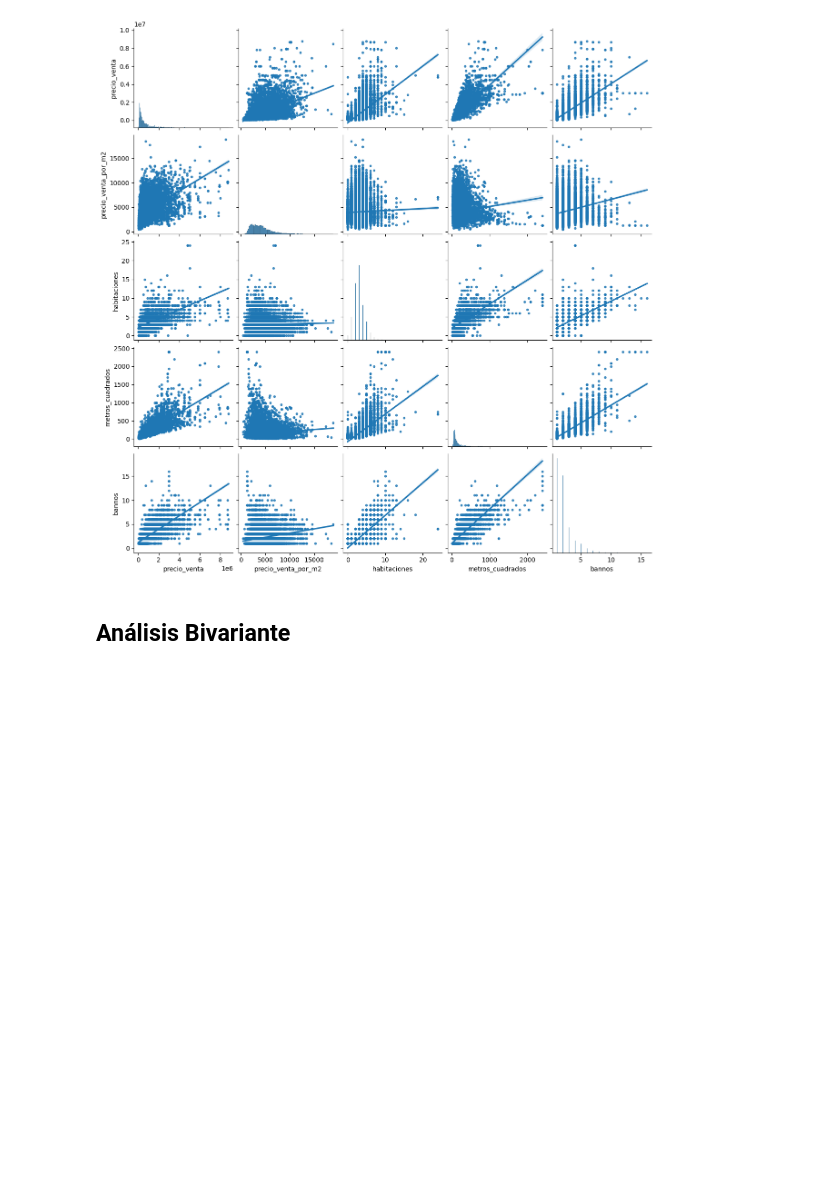
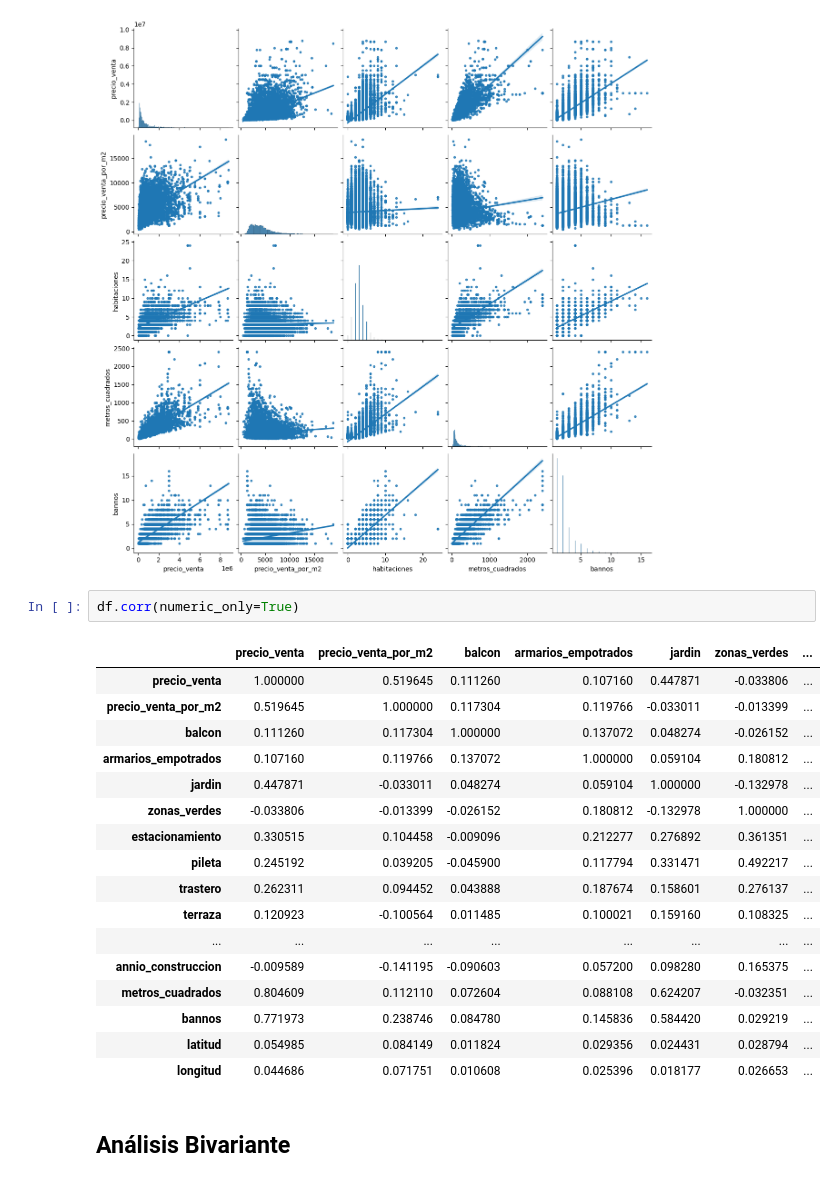
Before and after one commit to mariaortizz/EDA_Viviendas_Madrid, a Jupyter notebook: src/notebook.ipynb, the cells around one changed output. Drawn from its saved outputs; the diff is of its cells as text; blank space fills up the shorter version.

```diff
--- a/src/notebook.ipynb
+++ b/src/notebook.ipynb
@@ -172,6 +172,26 @@ Rechazamos la hipótesis nula; los datos no siguen una distribución normal.
 f.pair_plot(df)
 # %% [output]
 [figure]
+# %%
+df.corr(numeric_only=True)
+# %% [output]
+|  | precio_venta | precio_venta_por_m2 | balcon | armarios_empotrados | jardin | zonas_verdes | ... |
+| precio_venta | 1.000000 | 0.519645 | 0.111260 | 0.107160 | 0.447871 | -0.033806 | ... |
+| precio_venta_por_m2 | 0.519645 | 1.000000 | 0.117304 | 0.119766 | -0.033011 | -0.013399 | ... |
+| balcon | 0.111260 | 0.117304 | 1.000000 | 0.137072 | 0.048274 | -0.026152 | ... |
+| armarios_empotrados | 0.107160 | 0.119766 | 0.137072 | 1.000000 | 0.059104 | 0.180812 | ... |
+| jardin | 0.447871 | -0.033011 | 0.048274 | 0.059104 | 1.000000 | -0.132978 | ... |
+| zonas_verdes | -0.033806 | -0.013399 | -0.026152 | 0.180812 | -0.132978 | 1.000000 | ... |
+| estacionamiento | 0.330515 | 0.104458 | -0.009096 | 0.212277 | 0.276892 | 0.361351 | ... |
+| pileta | 0.245192 | 0.039205 | -0.045900 | 0.117794 | 0.331471 | 0.492217 | ... |
+| trastero | 0.262311 | 0.094452 | 0.043888 | 0.187674 | 0.158601 | 0.276137 | ... |
+| terraza | 0.120923 | -0.100564 | 0.011485 | 0.100021 | 0.159160 | 0.108325 | ... |
+| ... | ... | ... | ... | ... | ... | ... | ... |
+| annio_construccion | -0.009589 | -0.141195 | -0.090603 | 0.057200 | 0.098280 | 0.165375 | ... |
+| metros_cuadrados | 0.804609 | 0.112110 | 0.072604 | 0.088108 | 0.624207 | -0.032351 | ... |
+| bannos | 0.771973 | 0.238746 | 0.084780 | 0.145836 | 0.584420 | 0.029219 | ... |
+| latitud | 0.054985 | 0.084149 | 0.011824 | 0.029356 | 0.024431 | 0.028794 | ... |
+| longitud | 0.044686 | 0.071751 | 0.010608 | 0.025396 | 0.018177 | 0.026653 | ... |
 # %% [markdown]
 ## Análisis Bivariante
 # %%
```
Also changed, not shown: parts of 9 cells of this notebook, 1 other file.
